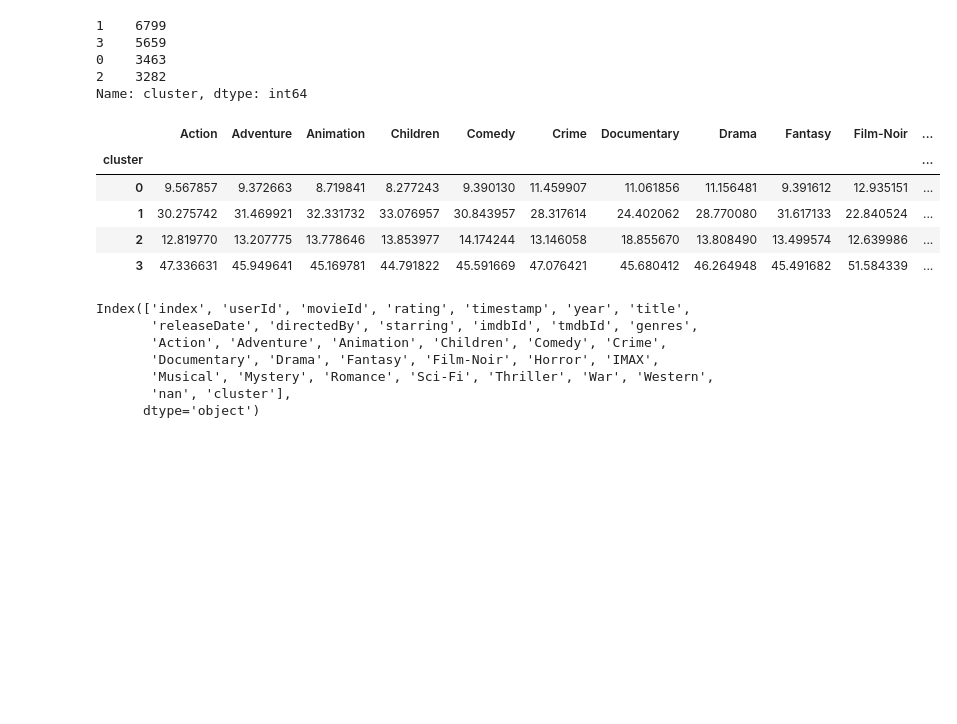
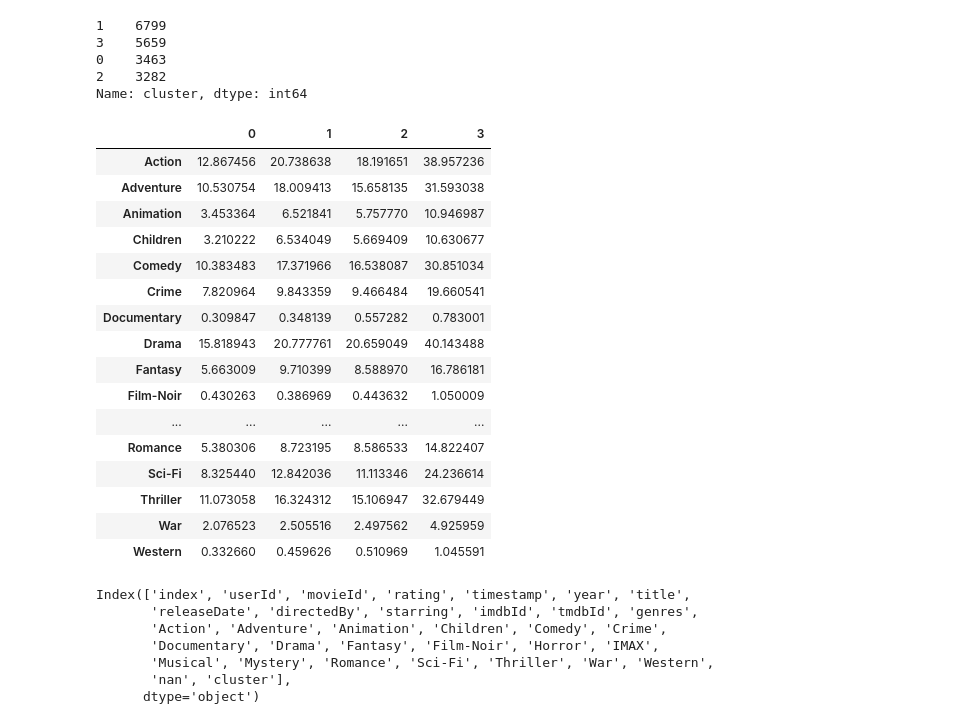
Before and after one commit to SanchayniB/Serendipitous-Recommender-System, a Jupyter notebook: Models/clustering.ipynb, the cells around one changed output. Cells and saved outputs as stored; diff of their text form; code cells hidden in the pictures; blank space fills up the shorter version.

Commit message:
minor changes to clustering ntbk

```diff
--- a/Models/clustering.ipynb
+++ b/Models/clustering.ipynb
@@ -155,14 +155,25 @@ genres_lst = ['Action', 'Adventure', 'Animation', 'Children',
        'Horror', 'IMAX', 'Musical', 'Mystery', 'Romance', 'Sci-Fi', 'Thriller',
        'War', 'Western']
 # %%
-train_clusters.groupby('cluster')[genres_lst].sum()*100/train_clusters[genres_lst].sum()
+train_clusters.groupby('cluster')[genres_lst].sum().T/user_cluster['cluster'].value_counts()
 # %% [output]
-|  | Action | Adventure | Animation | Children | Comedy | Crime | Documentary | Drama | Fantasy | Film-Noir | ... |
-| cluster |  |  |  |  |  |  |  |  |  |  | ... |
-| 0 | 9.567857 | 9.372663 | 8.719841 | 8.277243 | 9.390130 | 11.459907 | 11.061856 | 11.156481 | 9.391612 | 12.935151 | ... |
-| 1 | 30.275742 | 31.469921 | 32.331732 | 33.076957 | 30.843957 | 28.317614 | 24.402062 | 28.770080 | 31.617133 | 22.840524 | ... |
-| 2 | 12.819770 | 13.207775 | 13.778646 | 13.853977 | 14.174244 | 13.146058 | 18.855670 | 13.808490 | 13.499574 | 12.639986 | ... |
-| 3 | 47.336631 | 45.949641 | 45.169781 | 44.791822 | 45.591669 | 47.076421 | 45.680412 | 46.264948 | 45.491682 | 51.584339 | ... |
+|  | 0 | 1 | 2 | 3 |
+| Action | 12.867456 | 20.738638 | 18.191651 | 38.957236 |
+| Adventure | 10.530754 | 18.009413 | 15.658135 | 31.593038 |
+| Animation | 3.453364 | 6.521841 | 5.757770 | 10.946987 |
+| Children | 3.210222 | 6.534049 | 5.669409 | 10.630677 |
+| Comedy | 10.383483 | 17.371966 | 16.538087 | 30.851034 |
+| Crime | 7.820964 | 9.843359 | 9.466484 | 19.660541 |
+| Documentary | 0.309847 | 0.348139 | 0.557282 | 0.783001 |
+| Drama | 15.818943 | 20.777761 | 20.659049 | 40.143488 |
+| Fantasy | 5.663009 | 9.710399 | 8.588970 | 16.786181 |
+| Film-Noir | 0.430263 | 0.386969 | 0.443632 | 1.050009 |
+| ... | ... | ... | ... | ... |
+| Romance | 5.380306 | 8.723195 | 8.586533 | 14.822407 |
+| Sci-Fi | 8.325440 | 12.842036 | 11.113346 | 24.236614 |
+| Thriller | 11.073058 | 16.324312 | 15.106947 | 32.679449 |
+| War | 2.076523 | 2.505516 | 2.497562 | 4.925959 |
+| Western | 0.332660 | 0.459626 | 0.510969 | 1.045591 |
 # %%
 train_clusters.columns
 # %% [output]
```
Also changed, not shown: parts of 1 cell of this notebook, 1 other file.
